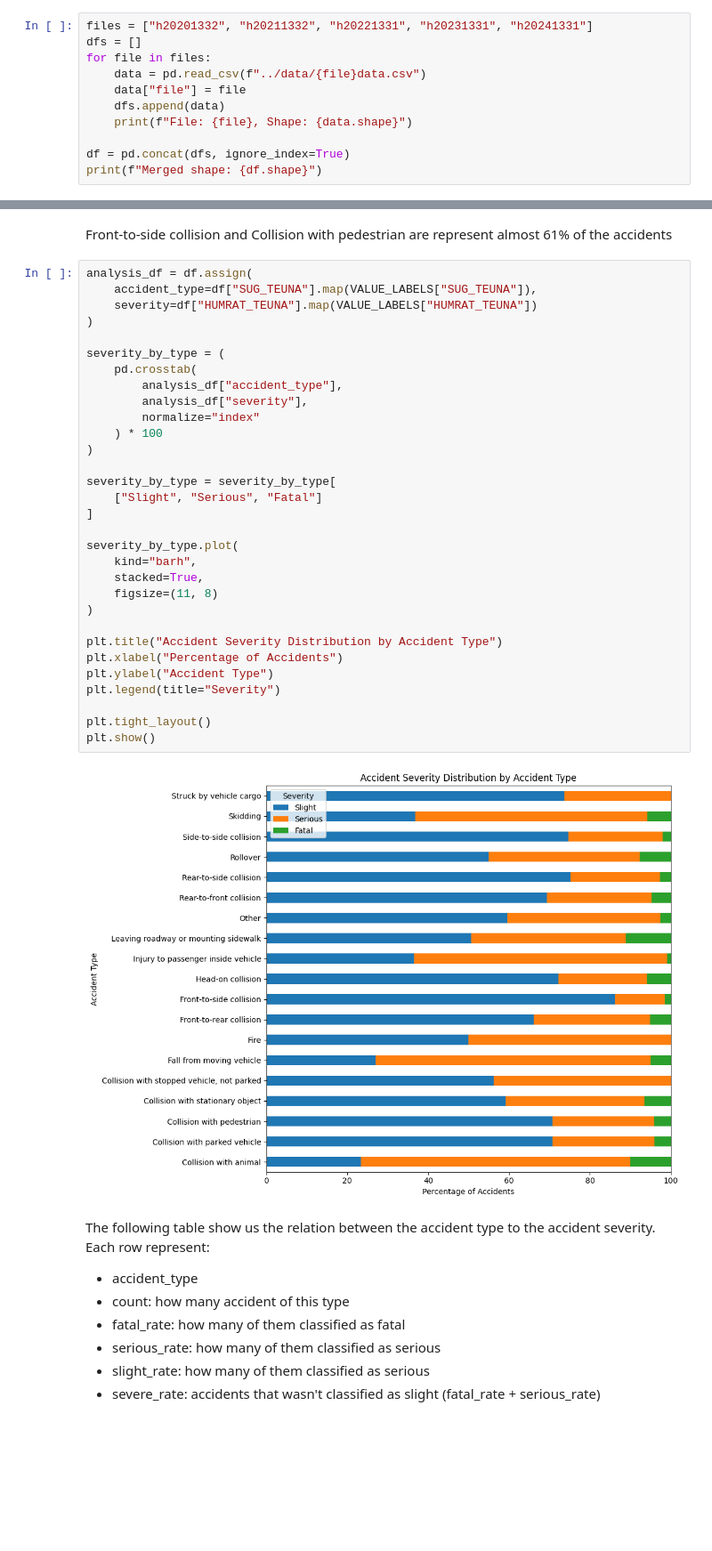
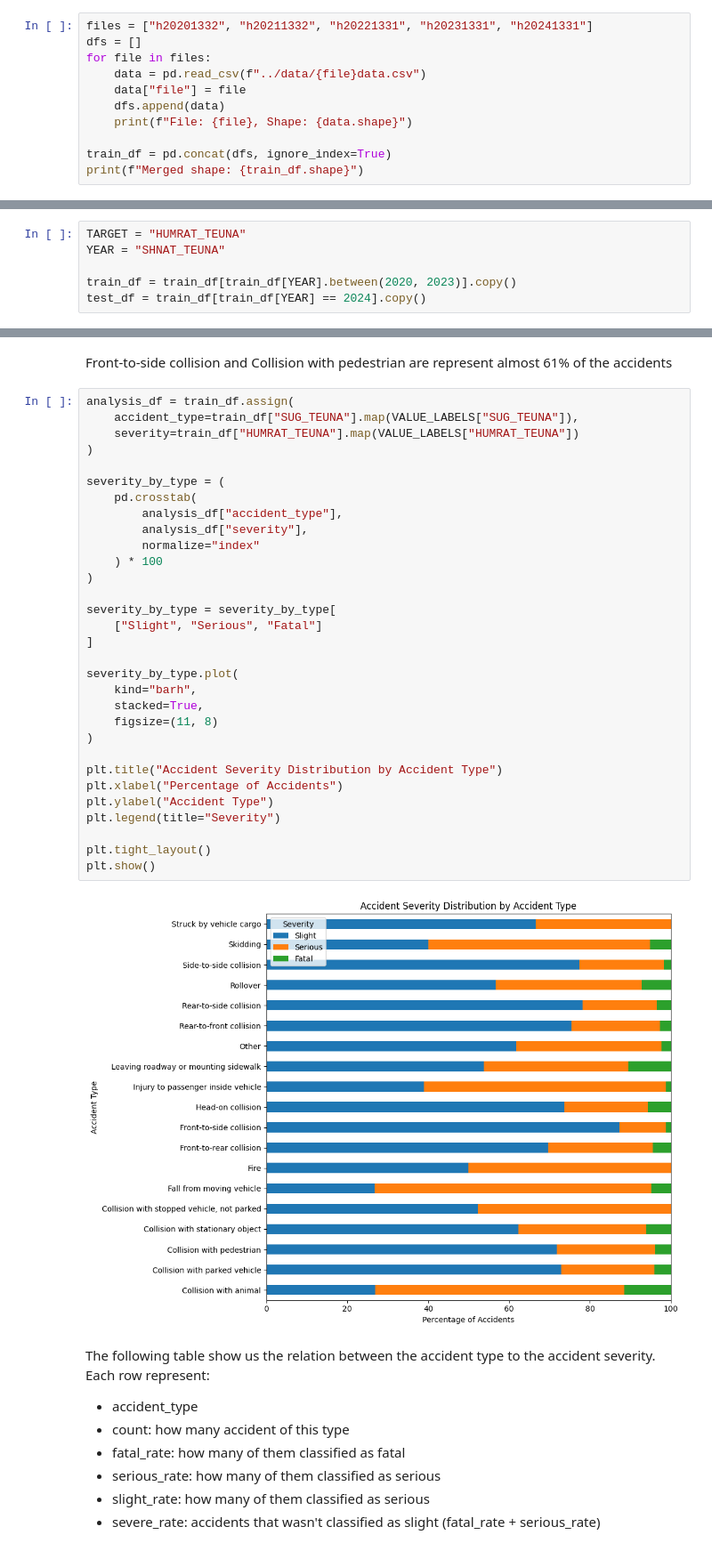
Before and after one commit to DavidCo1/israel-road-accident-severity-ml, a Jupyter notebook: notebooks/01_eda.ipynb, the cells around one changed output, grey strips where cells are left out. Shown at 89% size. Saved outputs shown, nothing was run; the diff lists cells and outputs as text; blank space fills up the shorter version.

Commit message:
split to train and test

```diff
--- a/notebooks/01_eda.ipynb
+++ b/notebooks/01_eda.ipynb
@@ -20,8 +20,8 @@ for file in files:
     dfs.append(data)
     print(f"File: {file}, Shape: {data.shape}")
 
-df = pd.concat(dfs, ignore_index=True)
-print(f"Merged shape: {df.shape}")
+train_df = pd.concat(dfs, ignore_index=True)
+print(f"Merged shape: {train_df.shape}")
 # %% [output]
 File: h20201332, Shape: (10836, 46)
 File: h20211332, Shape: (11554, 46)
@@ -63,0 +72,6 @@ memory usage: 17.5 MB
+# %%
+TARGET = "HUMRAT_TEUNA"
+YEAR = "SHNAT_TEUNA"
+
+train_df = train_df[train_df[YEAR].between(2020, 2023)].copy()
+test_df = train_df[train_df[YEAR] == 2024].copy()
@@ -505,38 +709,38 @@ accident_type_counts
 # %% [markdown]
 Front-to-side collision and Collision with pedestrian are represent almost 61% of the accidents
 # %%
-analysis_df = df.assign(
-    accident_type=df["SUG_TEUNA"].map(VALUE_LABELS["SUG_TEUNA"]),
-    severity=df["HUMRAT_TEUNA"].map(VALUE_LABELS["HUMRAT_TEUNA"])
+analysis_df = train_df.assign(
+    accident_type=train_df["SUG_TEUNA"].map(VALUE_LABELS["SUG_TEUNA"]),
+    severity=train_df["HUMRAT_TEUNA"].map(VALUE_LABELS["HUMRAT_TEUNA"])
 )
 
 severity_by_type = (
     pd.crosstab(
         analysis_df["accident_type"],
         analysis_df["severity"],
         normalize="index"
     ) * 100
 )
 
 severity_by_type = severity_by_type[
     ["Slight", "Serious", "Fatal"]
 ]
 
 severity_by_type.plot(
     kind="barh",
     stacked=True,
     figsize=(11, 8)
 )
 
 plt.title("Accident Severity Distribution by Accident Type")
 plt.xlabel("Percentage of Accidents")
 plt.ylabel("Accident Type")
 plt.legend(title="Severity")
 
 plt.tight_layout()
 plt.show()
 # %% [output]
-[figure, old version]
+[figure, new version]
 # %% [markdown]
 The following table show us the relation between the accident type to the accident severity.
 Each row represent:
```
Also changed, not shown: parts of 23 cells of this notebook.
